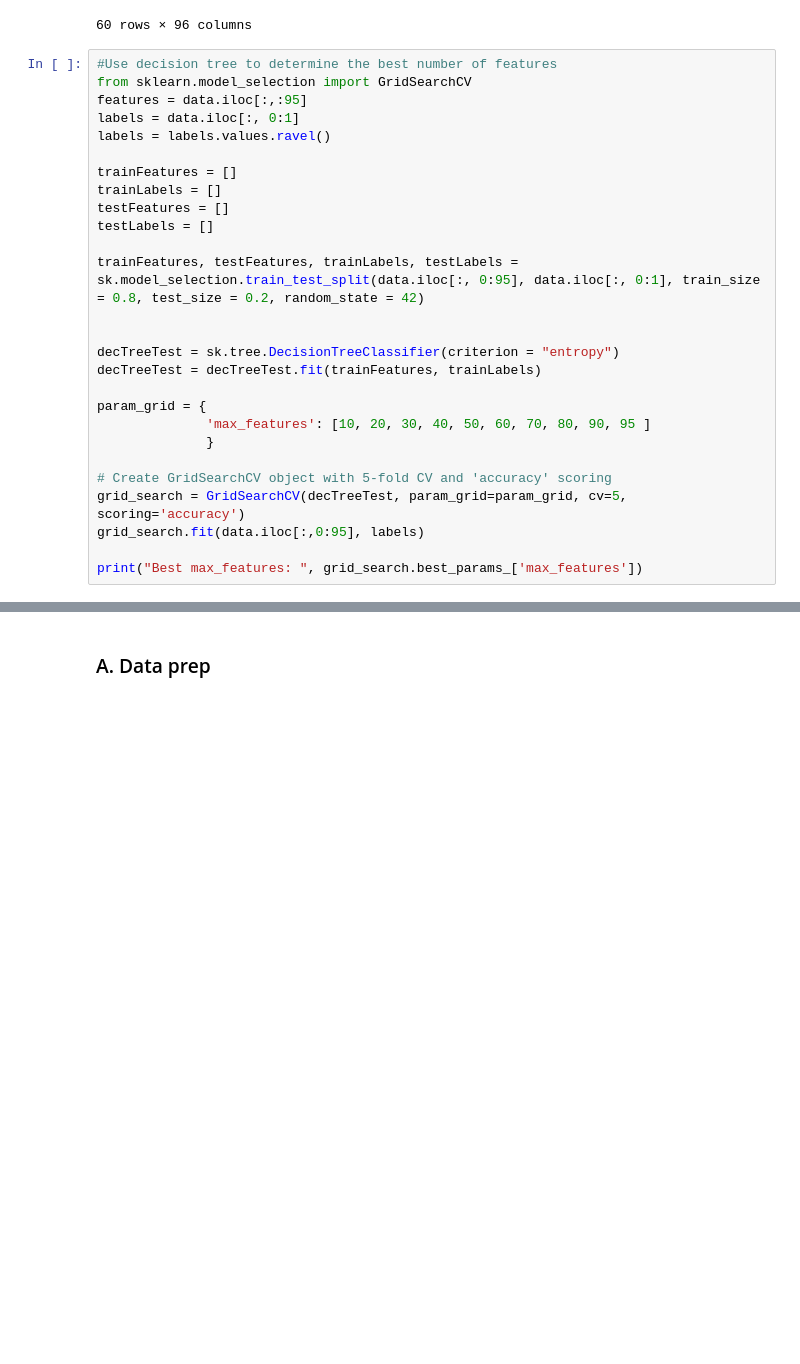
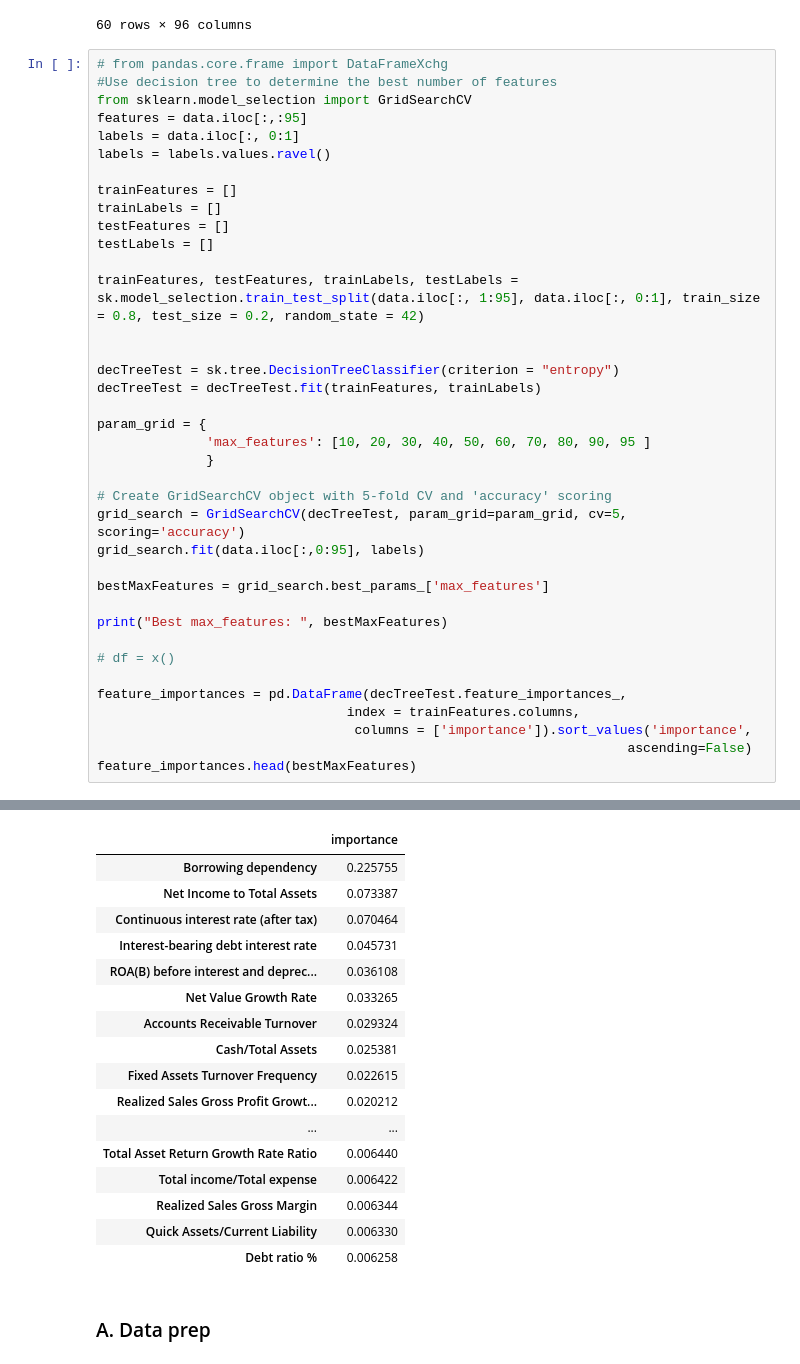
Before and after one commit to attruong00/ml-final, a Jupyter notebook: Zach_FinalProject_ScikitLearn.ipynb, the cells around one changed output, grey strips where cells are left out. Drawn from its saved outputs; the diff is of its cells as text; blank space fills up the shorter version.

```diff
--- a/Zach_FinalProject_ScikitLearn.ipynb
+++ b/Zach_FinalProject_ScikitLearn.ipynb
@@ -61,6 +61,7 @@ data.fillna(data.mean(), inplace=True)
 | 59 | 0 | 0.488519 | 0.550153 | 0.540339 | 0.600737 | ... |
 60 rows × 96 columns
 # %%
+# from pandas.core.frame import DataFrameXchg
 #Use decision tree to determine the best number of features
 from sklearn.model_selection import GridSearchCV
 features = data.iloc[:,:95]
@@ -72,7 +73,7 @@ trainLabels = []
 testFeatures = []
 testLabels = []
 
-trainFeatures, testFeatures, trainLabels, testLabels = sk.model_selection.train_test_split(data.iloc[:, 0:95], data.iloc[:, 0:1], train_size = 0.8, test_size = 0.2, random_state = 42)
+trainFeatures, testFeatures, trainLabels, testLabels = sk.model_selection.train_test_split(data.iloc[:, 1:95], data.iloc[:, 0:1], train_size = 0.8, test_size = 0.2, random_state = 42)
 
 
 decTreeTest = sk.tree.DecisionTreeClassifier(criterion = "entropy")
@@ -86,5 +87,15 @@ param_grid = {
 grid_search = GridSearchCV(decTreeTest, param_grid=param_grid, cv=5, scoring='accuracy')
 grid_search.fit(data.iloc[:,0:95], labels)
 
-print("Best max_features: ", grid_search.best_params_['max_features'])
+bestMaxFeatures = grid_search.best_params_['max_features']
+
+print("Best max_features: ", bestMaxFeatures)
+
+# df = x()
+
+feature_importances = pd.DataFrame(decTreeTest.feature_importances_,
+                                index = trainFeatures.columns,
+                                 columns = ['importance']).sort_values('importance',
+                                                                    ascending=False)
+feature_importances.head(bestMaxFeatures)
 # %% [output]
@@ -92,3 +103,20 @@ Best max_features:  50
+|  | importance |
+| Borrowing dependency | 0.225755 |
+| Net Income to Total Assets | 0.073387 |
+| Continuous interest rate (after tax) | 0.070464 |
+| Interest-bearing debt interest rate | 0.045731 |
+| ROA(B) before interest and deprec... | 0.036108 |
+| Net Value Growth Rate | 0.033265 |
+| Accounts Receivable Turnover | 0.029324 |
+| Cash/Total Assets | 0.025381 |
+| Fixed Assets Turnover Frequency | 0.022615 |
+| Realized Sales Gross Profit Growt... | 0.020212 |
+| ... | ... |
+| Total Asset Return Growth Rate Ratio | 0.006440 |
+| Total income/Total expense | 0.006422 |
+| Realized Sales Gross Margin | 0.006344 |
+| Quick Assets/Current Liability | 0.006330 |
+| Debt ratio % | 0.006258 |
 # %% [markdown]
 ### A. Data prep
 # %% [markdown]
```
Also changed, not shown: parts of 1 cell of this notebook.
